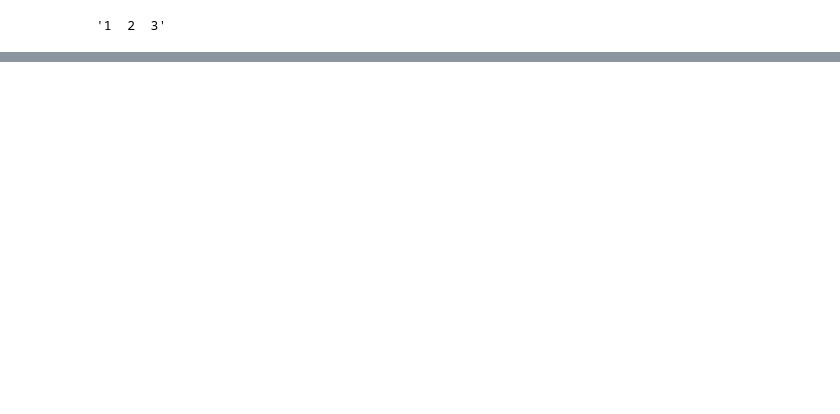
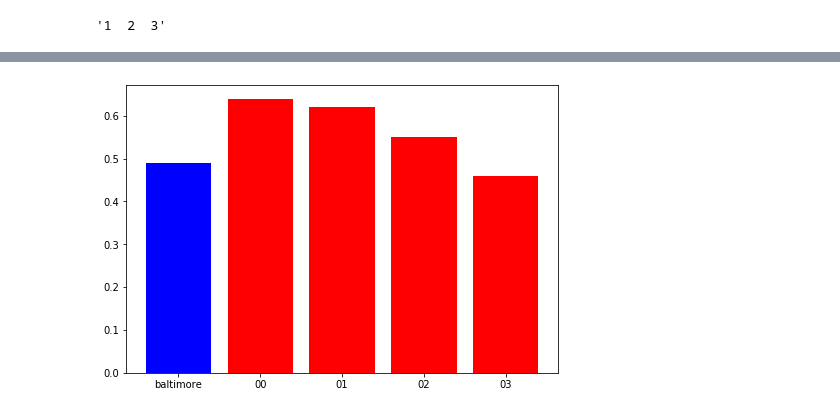
Before and after one commit to zixinh/moral-salience-prediction, a Jupyter notebook: Data_Preprocessing.ipynb, the cells around one changed output, grey strips where cells are left out. Saved outputs shown, nothing was run; the diff lists cells and outputs as text; code cells hidden in the pictures; blank space fills up the shorter version.

```diff
--- a/Data_Preprocessing.ipynb
+++ b/Data_Preprocessing.ipynb
@@ -328,0 +588,15 @@ new
+# %%
+import matplotlib.pyplot as plt
+fig = plt.figure()
+ax = fig.add_axes([0,0,1,1])
+langs = ['baltimore', '00', '01', '02', '03']
+students = [0.49,
+0.64,
+0.62,
+0.55,
+0.46]
+colors = ['b', 'r', 'r', 'r', 'r']
+ax.bar(langs,students,color=colors)
+plt.show()
+# %% [output]
+[figure, added]
```
Also changed, not shown: parts of 24 cells of this notebook, 28 other files.
